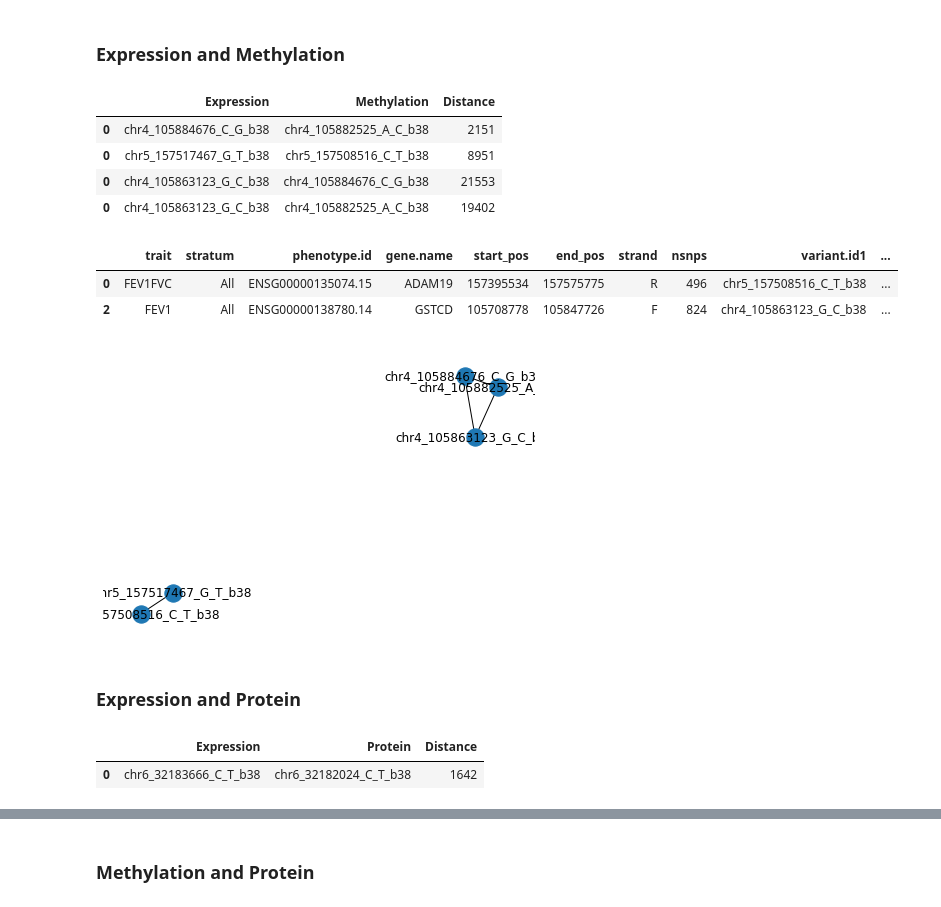
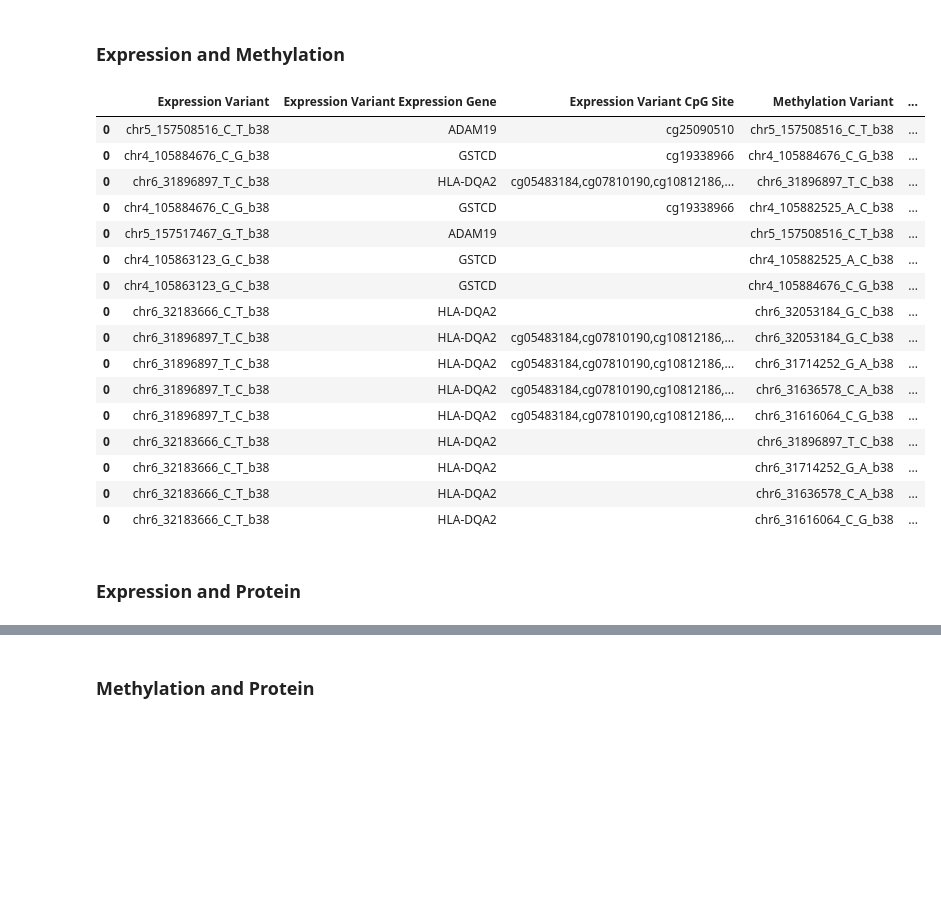
Before and after one commit to YogiOnBioinformatics/COPD-Clinical-Metric-Prediction-from-RNA-Seq, a Jupyter notebook: qtl-association/notebooks/fuzzy_match.ipynb, the cells around one changed output, grey strips where cells are left out. Drawn from its saved outputs; the diff is of its cells as text; code cells hidden in the pictures; blank space fills up the shorter version.

Commit message:
formalize output tables and include exact matches

```diff
--- a/qtl-association/notebooks/fuzzy_match.ipynb
+++ b/qtl-association/notebooks/fuzzy_match.ipynb
@@ -7,7 +6,7 @@ import matplotlib.pyplot as plt
 # %% [markdown]
 ## Load in Data
 # %%
-eqtl_df =pd.read_csv("C:\\Users\\yragh\\Downloads\\molecular_'omics_colocalization_summaery_files\\summary_gwas_eqtl_ColocSusie_13May2022_XH.csv")
+eqtl_df =pd.read_csv("/home/jve4pt/resource-files/xiaowei-analysis-files/summary_gwas_eqtl_ColocSusie_13May2022_XH.csv")
 eqtl_df.head()
 # %% [output]
 |  | trait | stratum | phenotype.id | gene.name | start_pos | end_pos | strand | nsnps | variant.id1 | ... |
@@ -15,7 +14,7 @@ eqtl_df.head()
 | 1 | FEV1FVC | All | ENSG00000237541.3 | HLA-DQA2 | 32741391 | 32747198 | F | 1760 | chr6_31896897_T_C_b38 | ... |
 | 2 | FEV1 | All | ENSG00000138780.14 | GSTCD | 105708778 | 105847726 | F | 824 | chr4_105863123_G_C_b38 | ... |
 # %%
-mqtl_df =pd.read_csv("C:\\Users\\yragh\\Downloads\\molecular_'omics_colocalization_summaery_files\\summary_gwas_mqtl_ColocSusie_13May2022_XH.csv")
+mqtl_df =pd.read_csv("/home/jve4pt/resource-files/xiaowei-analysis-files/summary_gwas_mqtl_ColocSusie_13May2022_XH.csv")
 mqtl_df.head()
 # %% [output]
 |  | trait | stratum | phenotype.id | chr | pos_hg19 | Start_hg38 | End_hg38 | nsnps | variant.id1 | ... |
@@ -51,5 +50,5 @@ eqtl
 # %%
-distance_threshold = 100000
+distance_threshold = 1000000
 # %% [markdown]
 ### Expression and Methylation
 # %%
@@ -68,23 +83,36 @@ for eqtl_variant in eqtl:
-# %%
-tmp_df.columns=["Expression", "Methylation", "Distance"]
-
-tmp_df
-# %% [output]
-|  | Expression | Methylation | Distance |
-| 0 | chr4_105884676_C_G_b38 | chr4_105882525_A_C_b38 | 2151 |
-| 0 | chr5_157517467_G_T_b38 | chr5_157508516_C_T_b38 | 8951 |
-| 0 | chr4_105863123_G_C_b38 | chr4_105884676_C_G_b38 | 21553 |
-| 0 | chr4_105863123_G_C_b38 | chr4_105882525_A_C_b38 | 19402 |
-# %%
-eqtl_df[(eqtl_df["variant.id1"].isin(tmp_df["Expression"])) | (eqtl_df["variant.id2"].isin(tmp_df["Expression"]))  ]
-# %% [output]
-|  | trait | stratum | phenotype.id | gene.name | start_pos | end_pos | strand | nsnps | variant.id1 | ... |
-| 0 | FEV1FVC | All | ENSG00000135074.15 | ADAM19 | 157395534 | 157575775 | R | 496 | chr5_157508516_C_T_b38 | ... |
-| 2 | FEV1 | All | ENSG00000138780.14 | GSTCD | 105708778 | 105847726 | F | 824 | chr4_105863123_G_C_b38 | ... |
+# %%
+# rename columns
+tmp_df.columns=[
+    "Expression Variant",
+    "Expression Variant Expression Gene",
+    "Expression Variant CpG Site",
+    "Methylation Variant",
+    "Methylation Variant Expression Gene",
+    "Methylation Variant CpG Site",
+    "Distance"
+]
+
+tmp_df.sort_values("Distance")
+# %% [output]
+|  | Expression Variant | Expression Variant Expression Gene | Expression Variant CpG Site | Methylation Variant | ... |
+| 0 | chr5_157508516_C_T_b38 | ADAM19 | cg25090510 | chr5_157508516_C_T_b38 | ... |
+| 0 | chr4_105884676_C_G_b38 | GSTCD | cg19338966 | chr4_105884676_C_G_b38 | ... |
+| 0 | chr6_31896897_T_C_b38 | HLA-DQA2 | cg05483184,cg07810190,cg10812186,... | chr6_31896897_T_C_b38 | ... |
+| 0 | chr4_105884676_C_G_b38 | GSTCD | cg19338966 | chr4_105882525_A_C_b38 | ... |
+| 0 | chr5_157517467_G_T_b38 | ADAM19 |  | chr5_157508516_C_T_b38 | ... |
+| 0 | chr4_105863123_G_C_b38 | GSTCD |  | chr4_105882525_A_C_b38 | ... |
+| 0 | chr4_105863123_G_C_b38 | GSTCD |  | chr4_105884676_C_G_b38 | ... |
+| 0 | chr6_32183666_C_T_b38 | HLA-DQA2 |  | chr6_32053184_G_C_b38 | ... |
+| 0 | chr6_31896897_T_C_b38 | HLA-DQA2 | cg05483184,cg07810190,cg10812186,... | chr6_32053184_G_C_b38 | ... |
+| 0 | chr6_31896897_T_C_b38 | HLA-DQA2 | cg05483184,cg07810190,cg10812186,... | chr6_31714252_G_A_b38 | ... |
+| 0 | chr6_31896897_T_C_b38 | HLA-DQA2 | cg05483184,cg07810190,cg10812186,... | chr6_31636578_C_A_b38 | ... |
+| 0 | chr6_31896897_T_C_b38 | HLA-DQA2 | cg05483184,cg07810190,cg10812186,... | chr6_31616064_C_G_b38 | ... |
+| 0 | chr6_32183666_C_T_b38 | HLA-DQA2 |  | chr6_31896897_T_C_b38 | ... |
+| 0 | chr6_32183666_C_T_b38 | HLA-DQA2 |  | chr6_31714252_G_A_b38 | ... |
+| 0 | chr6_32183666_C_T_b38 | HLA-DQA2 |  | chr6_31636578_C_A_b38 | ... |
+| 0 | chr6_32183666_C_T_b38 | HLA-DQA2 |  | chr6_31616064_C_G_b38 | ... |
 # %%
-net.draw(net.from_pandas_edgelist(tmp_df, "Expression","Methylation"), with_labels=True)
+# net.draw(net.from_pandas_edgelist(tmp_df, "Expression","Methylation"), with_labels=True)
-# %% [output]
-[figure, removed]
 # %% [markdown]
 ### Expression and Protein
 # %%
@@ -103,6 +146,0 @@ for eqtl_variant in eqtl:
-# %%
-tmp_df.columns=["Expression", "Protein", "Distance"]
-tmp_df
-# %% [output]
-|  | Expression | Protein | Distance |
-| 0 | chr6_32183666_C_T_b38 | chr6_32182024_C_T_b38 | 1642 |
```
Also changed, not shown: parts of 12 cells of this notebook.
